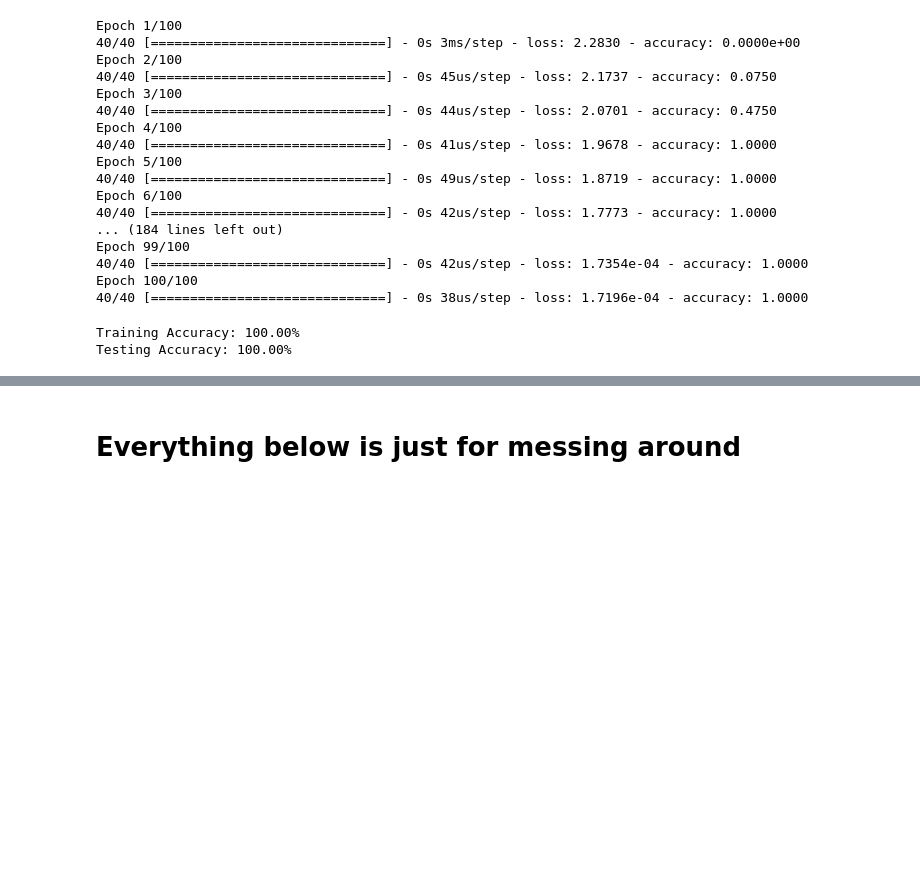
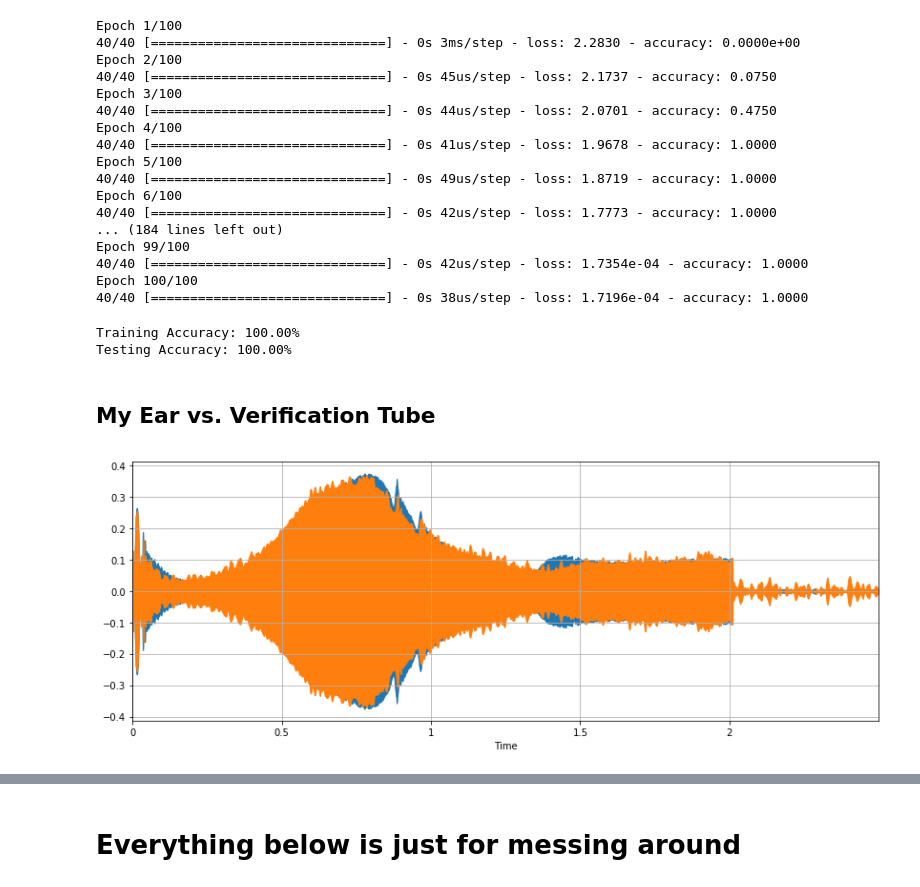
Before and after one commit to lynn84961/GIX_HealthEar, a Jupyter notebook: SignalProcesing/HealthEar Signal Processing Notebook.ipynb, the cells around one changed output, grey strips where cells are left out. Cells and saved outputs as stored; diff of their text form; code cells hidden in the pictures; blank space fills up the shorter version.

```diff
--- a/SignalProcesing/HealthEar Signal Processing Notebook.ipynb
+++ b/SignalProcesing/HealthEar Signal Processing Notebook.ipynb
@@ -492,3 +492,50 @@ for file in df.SignalPaths:
     plt.axis('off');
     plt.savefig(f'{file[:-3].replace(".", "")}.png')
     plt.clf()
+# %% [markdown]
+## My Ear vs. Verification Tube
+# %%
+import librosa
+
+# Load in sample audio files for a wet ear and dry ear
+audio_data = '/Users/robinyang/Desktop/voice3/jamie/3.wav'
+audio_data2 = '/Users/robinyang/Desktop/voice3/karen/9.wav'
+audio_data3 = '/Users/robinyang/Desktop/voice3/tube/4.wav'
+audio_data4 = '/Users/robinyang/Desktop/voice3/tube/11.wav'
+
+
+# Sampling rate of 44.1 khz
+sr = 44100
+
+x1 = librosa.load(audio_data, sr=sr)
+x1 = x1[0]
+
+x2 = librosa.load(audio_data2, sr=sr)
+x2 = x2[0]
+
+y1 = librosa.load(audio_data3, sr=sr)
+y1 = y1[0]
+
+y2 = librosa.load(audio_data4, sr=sr)
+y2= y2[0]
+
+# Window for 2.5 seconds
+x1 = x1[0:110250]
+x2 = x2[0:110250]
+y1 = y1[0:110250]
+y2 = y2[0:110250]
+# %%
+%matplotlib inline
+import matplotlib.pyplot as plt
+import librosa.display
+import numpy as np
+
+# Plot Waveforms
+
+plt.figure(figsize=(14, 5))
+librosa.display.waveplot(y1, sr=sr)
+librosa.display.waveplot(x2, sr=sr)
+# librosa.display.waveplot(y2, sr=sr)
+plt.grid()
+# %% [output]
+[figure, added]
```
Also changed, not shown: parts of 21 cells of this notebook, 49 other files.
